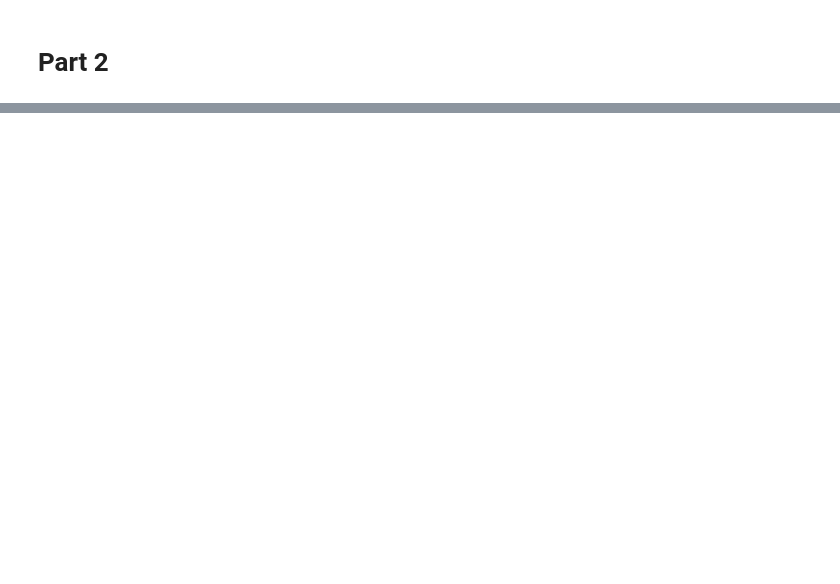
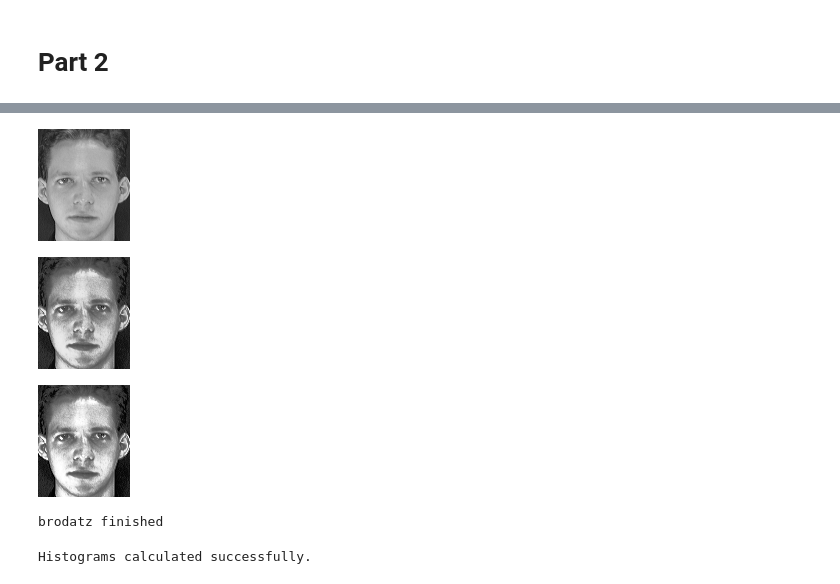
Before and after one commit to ab2gbl/Master2, a Jupyter notebook: AAI/TP/AAI_TP7.ipynb, the cells around one changed output, grey strips where cells are left out. Saved outputs shown, nothing was run; the diff lists cells and outputs as text; code cells hidden in the pictures; blank space fills up the shorter version.

```diff
--- a/AAI/TP/AAI_TP7.ipynb
+++ b/AAI/TP/AAI_TP7.ipynb
@@ -179,2 +266,0 @@ def equalize_histogram(image):
-# %%
-image = cv2.imread("./pic.jpg")
@@ -237,0 +269,33 @@ def train_classifier(features, labels):
+# %%
+import cv2
+
+def histogram_equalization(image):
+    # Step 1: Flatten the image to 1D
+    flattened_image = image.ravel()
+    N=len(flattened_image)
+    eq=[]
+    Vmin = np.min(flattened_image)
+    Vmax = np.max(flattened_image)
+    for v in flattened_image:
+      S=0
+      for j in flattened_image:
+        if j<=v: S+=1
+      CfN= S/N
+      eq.append((Vmax - Vmin) * CfN + Vmin)
+    img_equalized = np.array(eq).reshape(image.shape).astype(np.uint8)
+
+
+    return img_equalized
+# %%
+image=cv2.imread('./1.pgm', cv2.IMREAD_GRAYSCALE)
+equalized_image = histogram_equalization(image)
+# %%
+cv2_imshow(image)
+cv2_imshow(equalized_image)
+cv2_imshow(cv2.equalizeHist(image))
+cv2.waitKey(0)
+cv2.destroyAllWindows()
+# %% [output]
+[figure, added]
+[figure, added]
+[figure, added]
@@ -237,0 +374,12 @@ def train_classifier(features, labels):
+# %%
+# Calculate histograms for the datasets
+brodatz_gray_histograms, brodatz_lbp_histograms = calculate_histograms_for_dataset(brodatz_images)
+print("brodatz finished")
+# %% [output]
+brodatz finished
+# %%
+orl_gray_histograms, orl_lbp_histograms = calculate_histograms_for_dataset(orl_images)
+
+print("Histograms calculated successfully.")
+# %% [output]
+Histograms calculated successfully.
```
Also changed, not shown: parts of 39 cells of this notebook.
